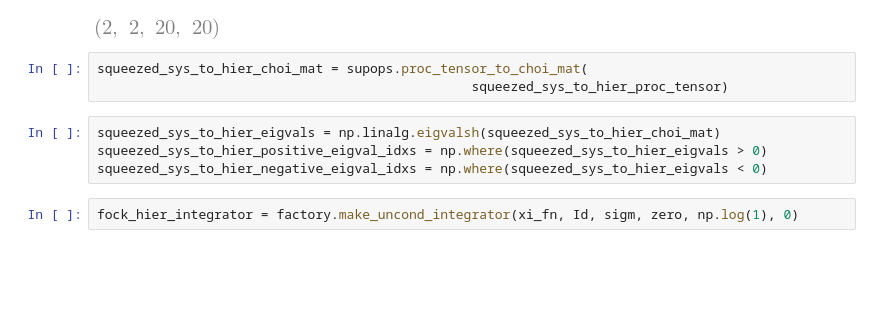
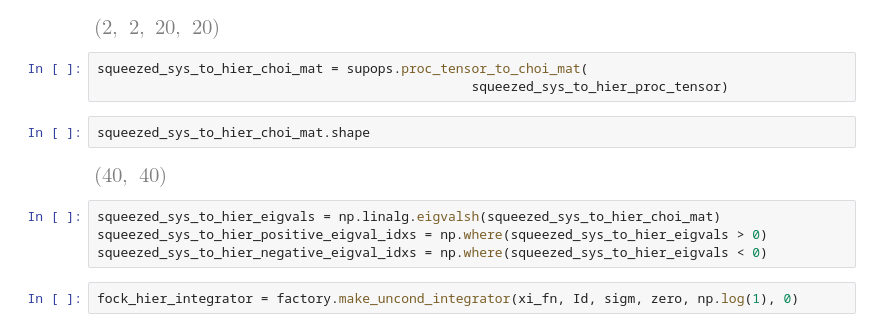
Before and after one commit to CQuIC/pysme, a Jupyter notebook: notebooks/squeezed-hierarchy-negativity.ipynb, the cells around one changed output. Saved outputs shown, nothing was run; the diff lists cells and outputs as text; blank space fills up the shorter version.

```diff
--- a/notebooks/squeezed-hierarchy-negativity.ipynb
+++ b/notebooks/squeezed-hierarchy-negativity.ipynb
@@ -129,6 +122,10 @@ squeezed_sys_to_hier_proc_tensor.shape
 # %%
 squeezed_sys_to_hier_choi_mat = supops.proc_tensor_to_choi_mat(
                                                 squeezed_sys_to_hier_proc_tensor)
+# %%
+squeezed_sys_to_hier_choi_mat.shape
+# %% [output]
+[figure, added]
 # %%
 squeezed_sys_to_hier_eigvals = np.linalg.eigvalsh(squeezed_sys_to_hier_choi_mat)
 squeezed_sys_to_hier_positive_eigval_idxs = np.where(squeezed_sys_to_hier_eigvals > 0)
```
Also changed, not shown: parts of 2 cells of this notebook, 4 other files.
